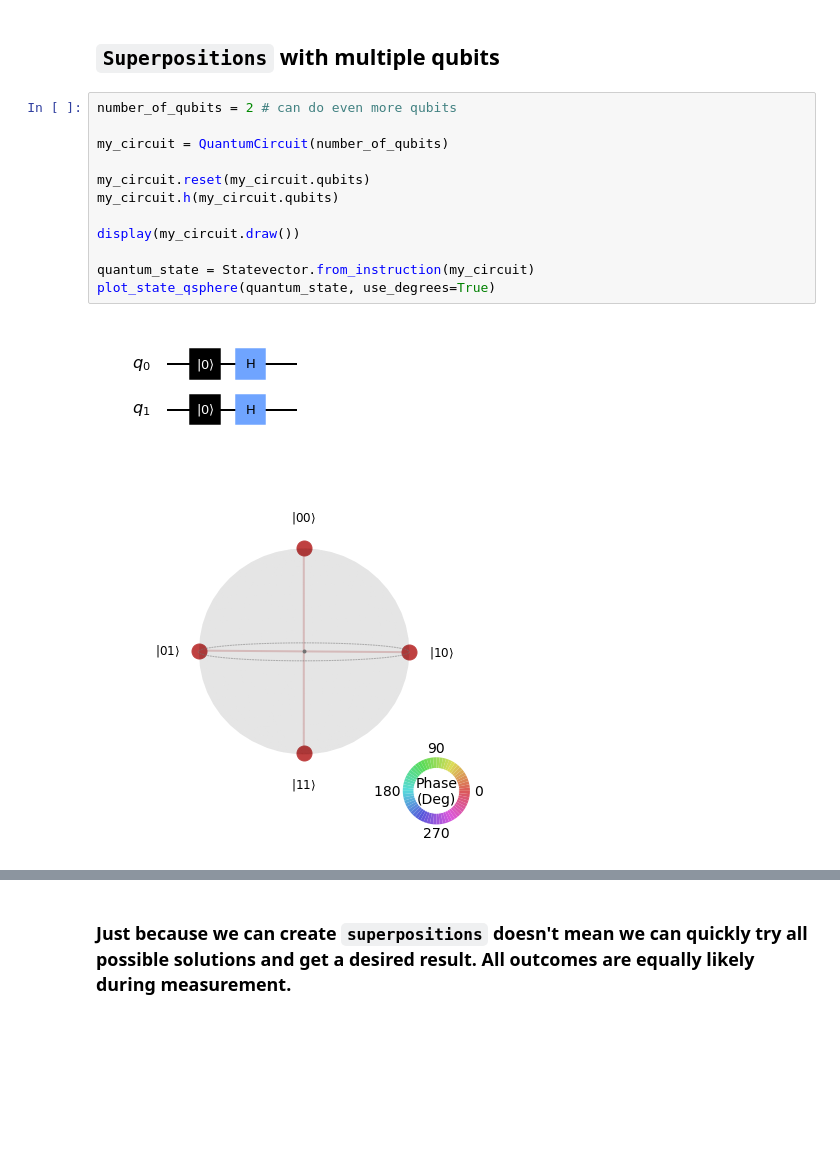
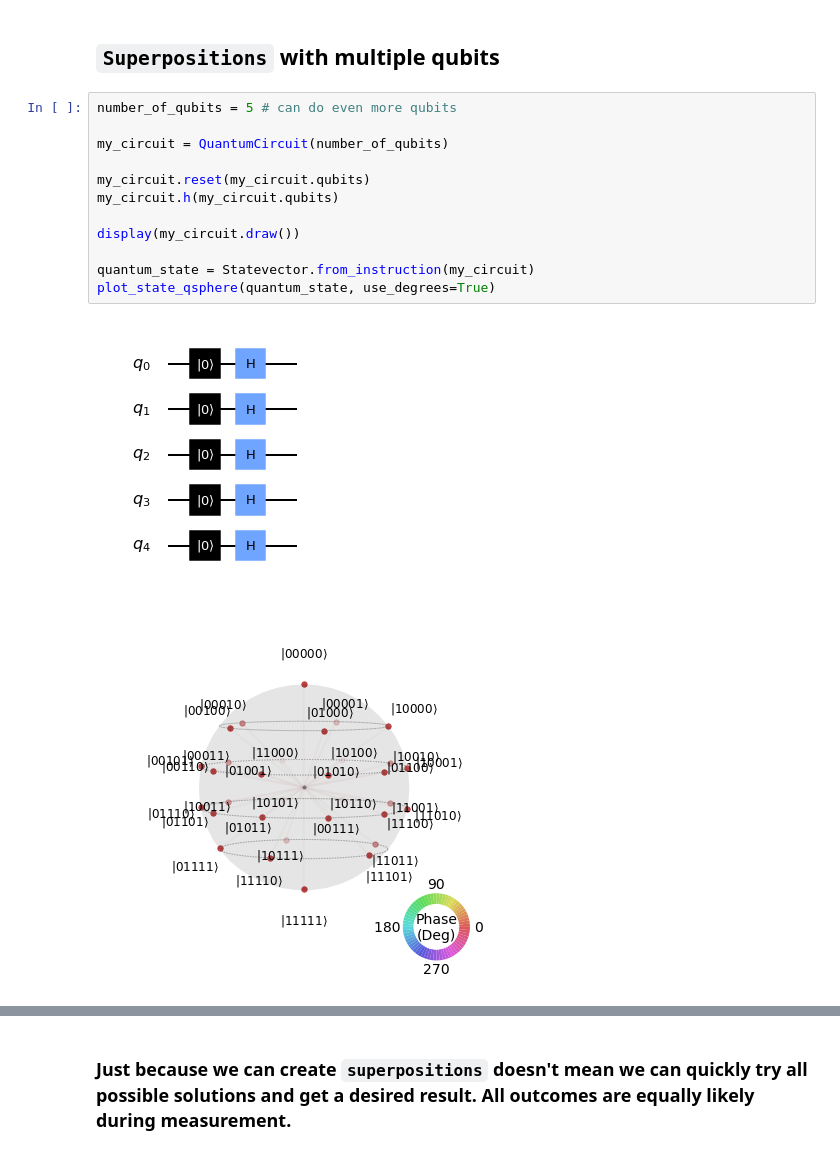
Before and after one commit to aasfaw/ieee-quantum-week-2020, a Jupyter notebook: 2. elements-of-quantum-programming.ipynb, the cells around one changed output, grey strips where cells are left out. Drawn from its saved outputs; the diff is of its cells as text; blank space fills up the shorter version.

```diff
--- a/2. elements-of-quantum-programming.ipynb
+++ b/2. elements-of-quantum-programming.ipynb
@@ -224,20 +225,20 @@ plot_state_qsphere(quantum_state, use_degrees=True)
 # %% [markdown]
 ## `Superpositions` with multiple qubits
 # %%
-number_of_qubits = 2 # can do even more qubits
+number_of_qubits = 5 # can do even more qubits
 
 my_circuit = QuantumCircuit(number_of_qubits)
 
 my_circuit.reset(my_circuit.qubits)
 my_circuit.h(my_circuit.qubits)
 
 display(my_circuit.draw())
 
 quantum_state = Statevector.from_instruction(my_circuit)
 plot_state_qsphere(quantum_state, use_degrees=True)
 # %% [output]
-[figure, old version]
+[figure, new version]
-[figure, old version]
+[figure, new version]
 # %%
 my_circuit.measure_all()
 
```
Also changed, not shown: parts of 12 cells of this notebook, 3 other files.
